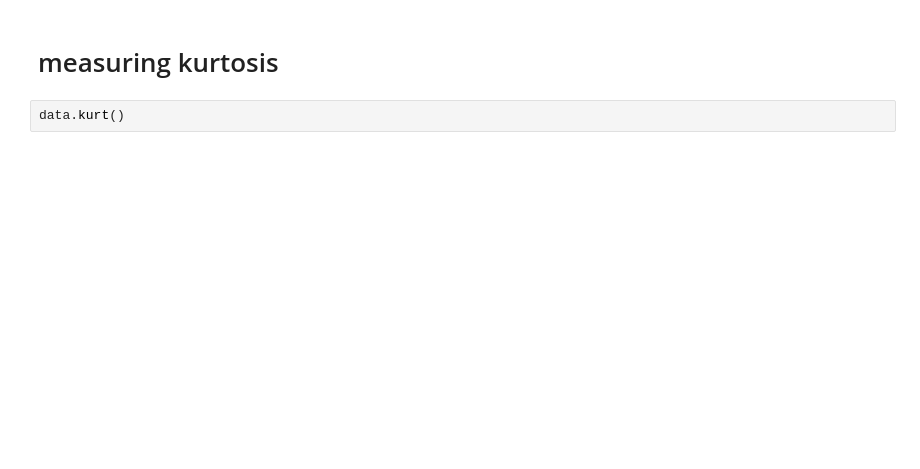
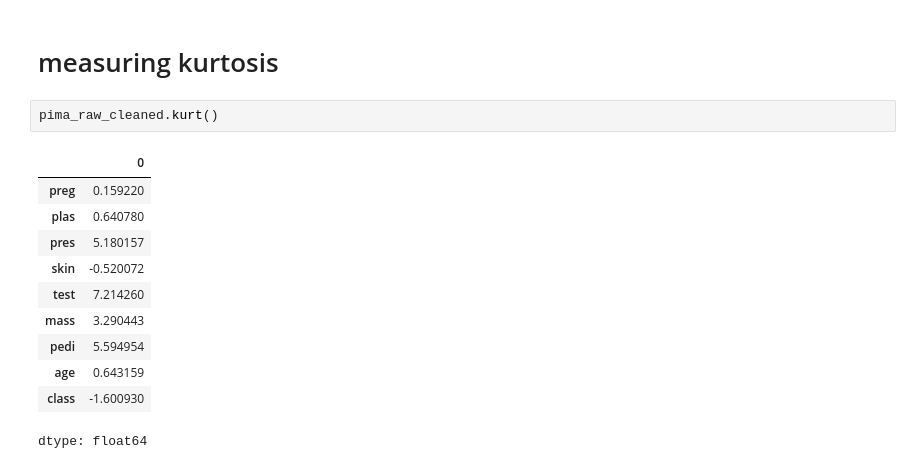
Before and after one commit to YashNigam65/gitfolder, a Jupyter notebook: notebook/Other/pima_indians_data_analysis_by_correlation_method.ipynb, the cells around one changed output. Saved outputs shown, nothing was run; the diff lists cells and outputs as text; blank space fills up the shorter version.

```diff
--- a/notebook/Other/pima_indians_data_analysis_by_correlation_method.ipynb
+++ b/notebook/Other/pima_indians_data_analysis_by_correlation_method.ipynb
@@ -113,4 +129,16 @@ data.skew()
 # %% [markdown]
 # measuring kurtosis
 # %%
-data.kurt()
+pima_raw_cleaned.kurt()
+# %% [output]
+|  | 0 |
+| preg | 0.159220 |
+| plas | 0.640780 |
+| pres | 5.180157 |
+| skin | -0.520072 |
+| test | 7.214260 |
+| mass | 3.290443 |
+| pedi | 5.594954 |
+| age | 0.643159 |
+| class | -1.600930 |
+dtype: float64
```
Also changed, not shown: parts of 6 cells of this notebook.
